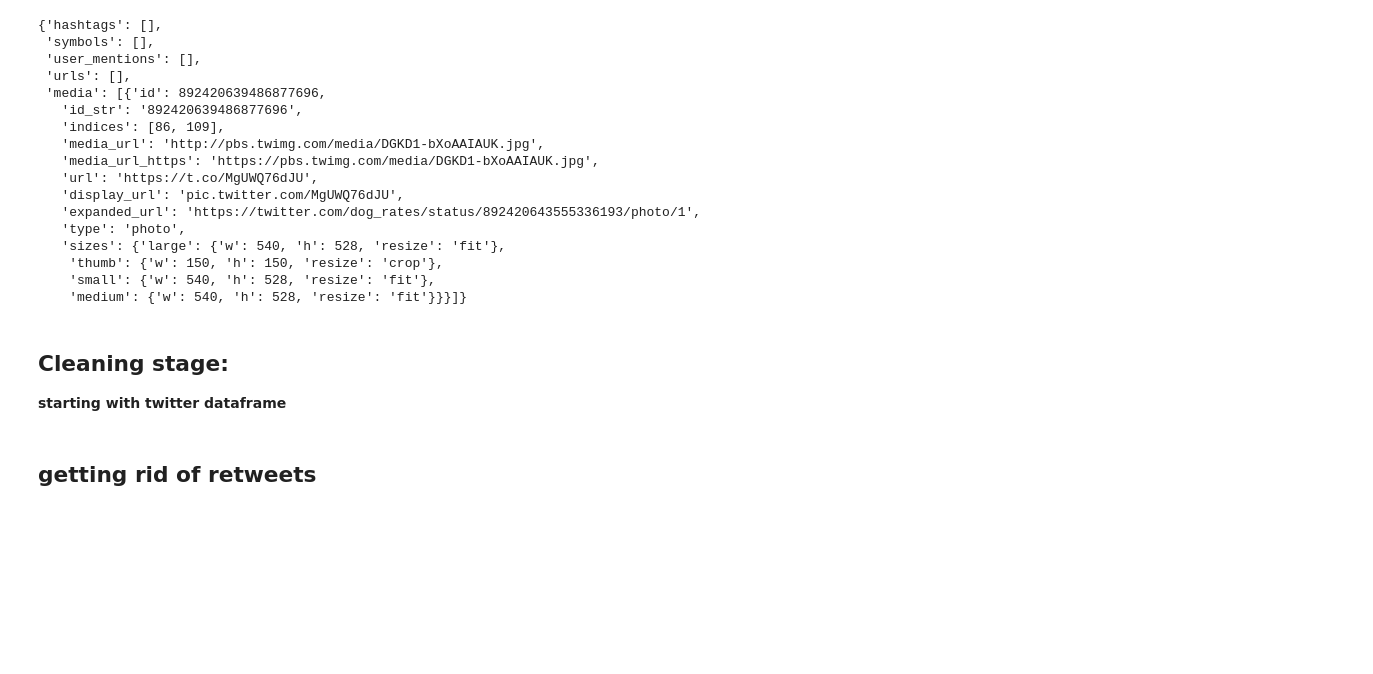
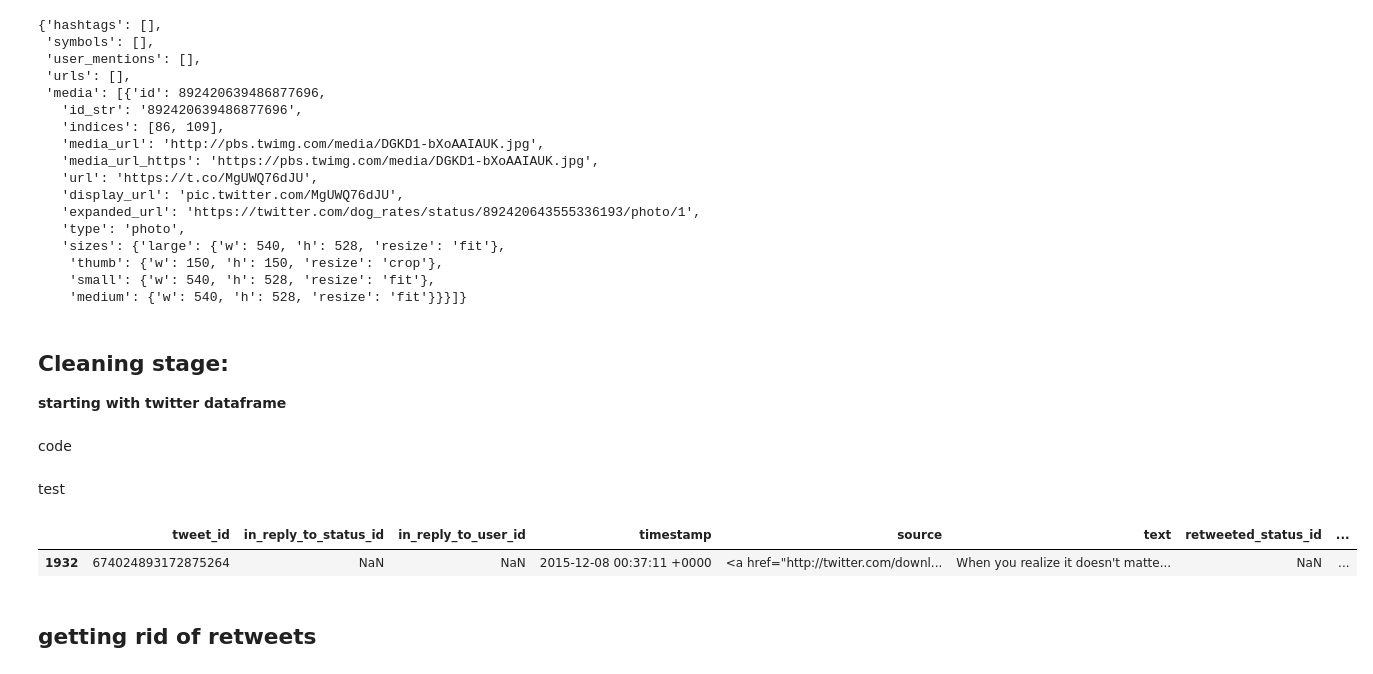
Before and after one commit to youssef124wael/DECI_project, a Jupyter notebook: wrangle_act.ipynb, the cells around one changed output. Drawn from its saved outputs; the diff is of its cells as text; code cells hidden in the pictures; blank space fills up the shorter version.

```diff
--- a/wrangle_act.ipynb
+++ b/wrangle_act.ipynb
@@ -231,8 +231,17 @@ tweet['entities'][0]
 # %% [markdown]
 ## Cleaning stage:
 **starting with twitter dataframe**
+# %% [markdown]
+code
 # %%
 twitter_clean = twitter.copy()
+# %% [markdown]
+test
+# %%
+twitter_clean.sample(1)
+# %% [output]
+|  | tweet_id | in_reply_to_status_id | in_reply_to_user_id | timestamp | source | text | retweeted_status_id | ... |
+| 1932 | 674024893172875264 | NaN | NaN | 2015-12-08 00:37:11 +0000 | <a href="http://twitter.com/downl... | When you realize it doesn't matte... | NaN | ... |
 # %% [markdown]
 ## getting rid of retweets
 # %%
```
Also changed, not shown: parts of 60 cells of this notebook, 2 other files.
